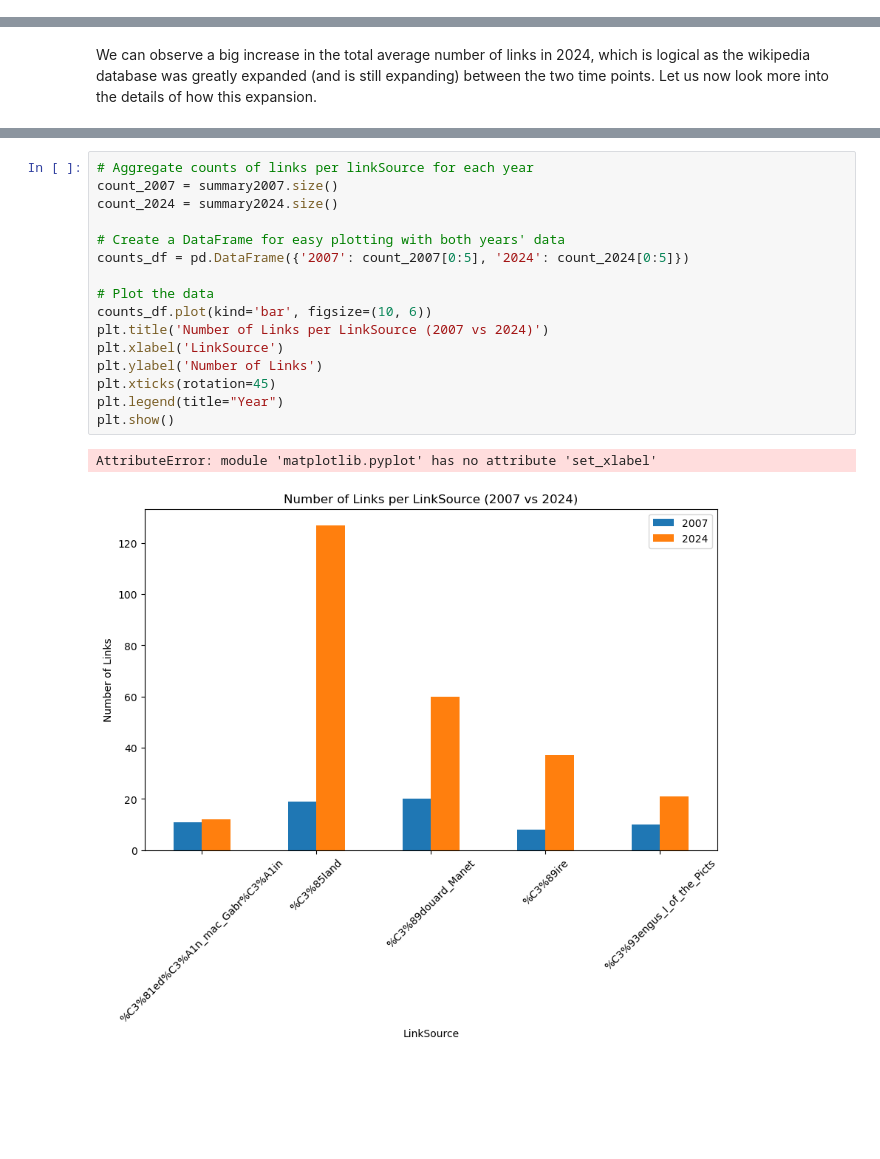
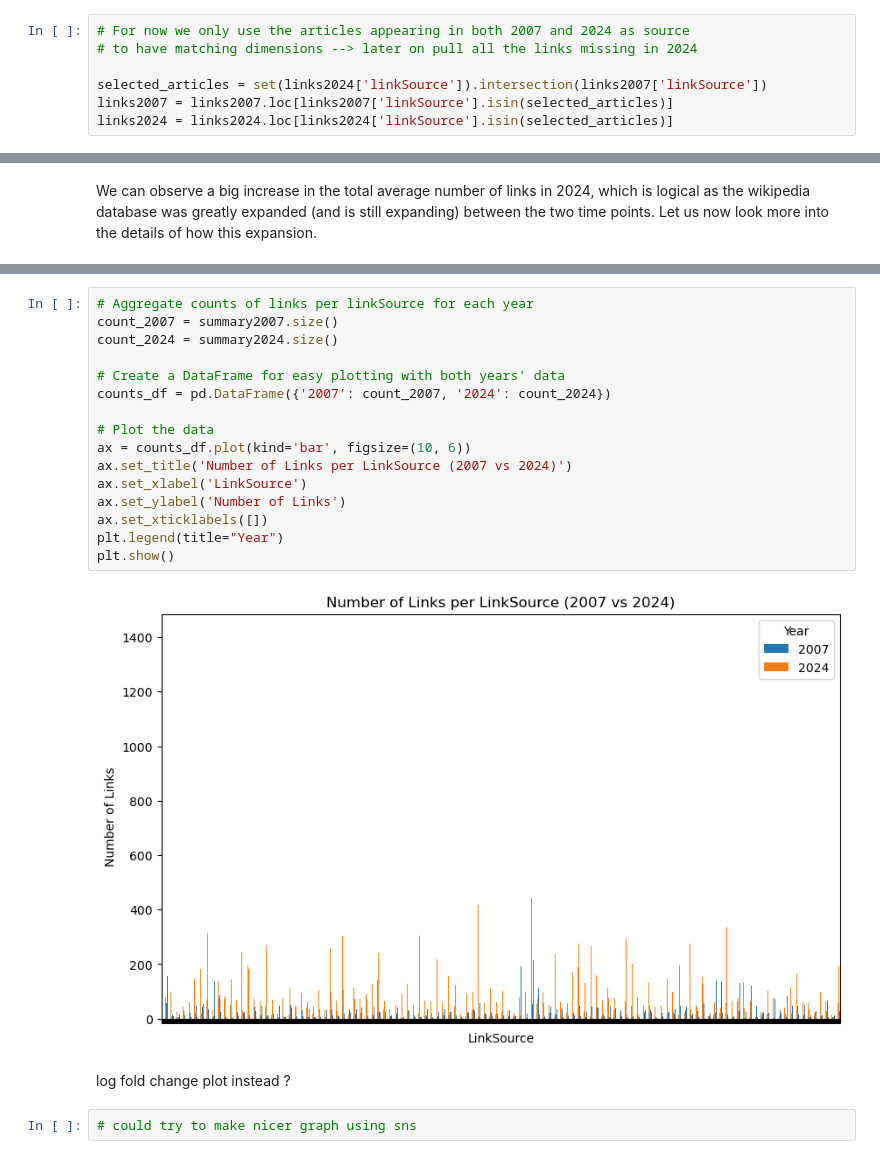
Before and after one commit to epfl-ada/ada-2024-project-outlier-1, a Jupyter notebook: Wikipedia_comparison.ipynb, the cells around one changed output, grey strips where cells are left out. Drawn from its saved outputs; the diff is of its cells as text; blank space fills up the shorter version.

Commit message:
finished plot 2

```diff
--- a/Wikipedia_comparison.ipynb
+++ b/Wikipedia_comparison.ipynb
@@ -26,2 +72,9 @@ links2024 = pd.read_csv('data/2024/links2024.csv')
 # %% [markdown]
 ### Problem of missing links in 2024 : find updated version ?? or take out from analysis the 2007 ones
+# %%
+# For now we only use the articles appearing in both 2007 and 2024 as source
+# to have matching dimensions --> later on pull all the links missing in 2024
+
+selected_articles = set(links2024['linkSource']).intersection(links2007['linkSource'])
+links2007 = links2007.loc[links2007['linkSource'].isin(selected_articles)]
+links2024 = links2024.loc[links2024['linkSource'].isin(selected_articles)]
@@ -84,19 +119,22 @@ Length: 4587, dtype: int64
 # %%
 # Aggregate counts of links per linkSource for each year
 count_2007 = summary2007.size()
 count_2024 = summary2024.size()
 
 # Create a DataFrame for easy plotting with both years' data
-counts_df = pd.DataFrame({'2007': count_2007[0:5], '2024': count_2024[0:5]})
+counts_df = pd.DataFrame({'2007': count_2007, '2024': count_2024})
 
 # Plot the data
-counts_df.plot(kind='bar', figsize=(10, 6))
-plt.title('Number of Links per LinkSource (2007 vs 2024)')
-plt.xlabel('LinkSource')
-plt.ylabel('Number of Links')
-plt.xticks(rotation=45)
+ax = counts_df.plot(kind='bar', figsize=(10, 6))
+ax.set_title('Number of Links per LinkSource (2007 vs 2024)')
+ax.set_xlabel('LinkSource')
+ax.set_ylabel('Number of Links')
+ax.set_xticklabels([])
 plt.legend(title="Year")
 plt.show()
 # %% [output]
-AttributeError: module 'matplotlib.pyplot' has no attribute 'set_xlabel'
-[figure, old version]
+[figure, new version]
+# %% [markdown]
+log fold change plot instead ?
+# %%
+# could try to make nicer graph using sns
```
Also changed, not shown: parts of 16 cells of this notebook.
